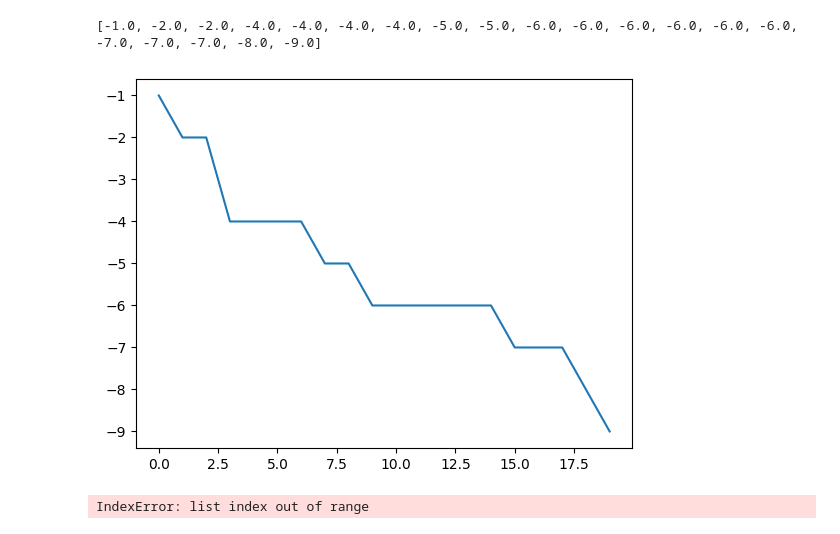
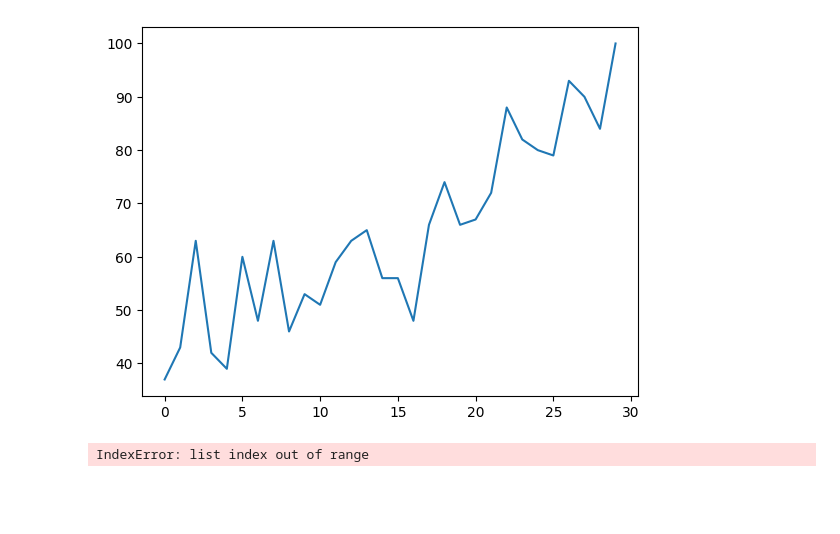
Before and after one commit to anahelena00/Tcell, a Jupyter notebook: InfectiousMonteCarlov3.ipynb, the cells around one changed output. Drawn from its saved outputs; the diff is of its cells as text; code cells hidden in the pictures; blank space fills up the shorter version.

```diff
--- a/InfectiousMonteCarlov3.ipynb
+++ b/InfectiousMonteCarlov3.ipynb
@@ -216,16 +216,19 @@ def monte_carlo(T, eps, lattice_length, T_num, B_num, num_runs, num_lattices_to_
 
         lattice, pos1, pos0, E_lattice = evaluate_particle_moveT(
                                          lattice, pos1, pos0, T, E_lattice, eps)
-        E_history.append(E_lattice)
+
+
+        #E_history.append(E_lattice)
         ###MAKE EVALUATE FOR PATHOGENS!!!
         lattice, pos2, pos0, E_lattice = evaluate_particle_addB(
                                          lattice, pos2, pos0, T, E_lattice, eps)
-        E_history.append(E_lattice)
+
         #lattice_history.append(lattice.copy())
         #E_history.append(E_lattice.copy())
         #print(pos1, pos0)
         #print('E_after',E_lattice)
         #gridprint(lattice,lattice_length)
+    E_history.append(E_lattice)
     return lattice_history, E_history, T_num, B_num
     #return lattice
 # %%
@@ -233,10 +236,10 @@ def monte_carlo(T, eps, lattice_length, T_num, B_num, num_runs, num_lattices_to_
 # if surrounded by T cells -> no division
 # the body is modelled by an N by N lattice
 
-num_runs = 10
-Temp = 0.2
-
-size = 5
+num_runs = 1000
+#Temp = 0.2
+T = np.arange(3,0.01,-0.1)
+size = 20
 
 T_num_in = 4    # number of initial T-cells
 B_num_in = 2
@@ -249,20 +252,21 @@ interaction_matrix = np.array([
     [0, TT_int, BT_int],
     [0, BT_int, BB_int]
 ])
+E_lattice_list=[]
+for Temp in T:
+    lattice, E_lattice, T_num, B_num = monte_carlo(
+    Temp, interaction_matrix, size, T_num_in, B_num_in, num_runs, num_lattices_to_store=None)
+    #print("E:", E_lattice)
+    E_lattice_list.append(E_lattice)
 
-lattice, E_lattice, T_num, B_num = monte_carlo(
-    Temp, interaction_matrix, size, T_num_in, B_num_in, num_runs, num_lattices_to_store=None)
-
-print(E_lattice)
+#print(E_lattice_list)
 #E_lattice
-# %% [output]
-[-1.0, -2.0, -2.0, -4.0, -4.0, -4.0, -4.0, -5.0, -5.0, -6.0, -6.0, -6.0, -6.0, -6.0, -6.0, -7.0, -7.0, -7.0, -8.0, -9.0]
 # %%
 plt.figure()
-plt.plot(E_lattice)
+plt.plot(np.abs(E_lattice_list))
 plt.show()
 # %% [output]
-[figure, old version]
+[figure, new version]
 # %%
 lattice_plots(lattice, np.arange(0,100,5))
 # %% [output]
```
